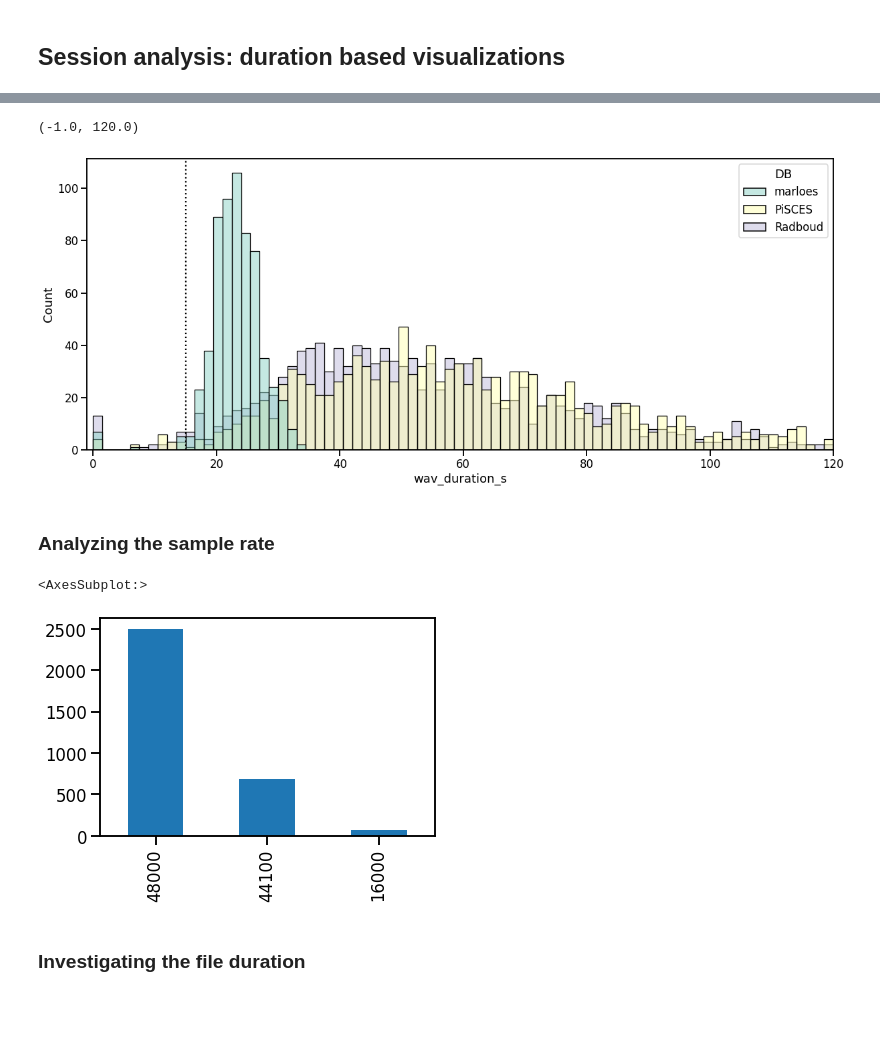
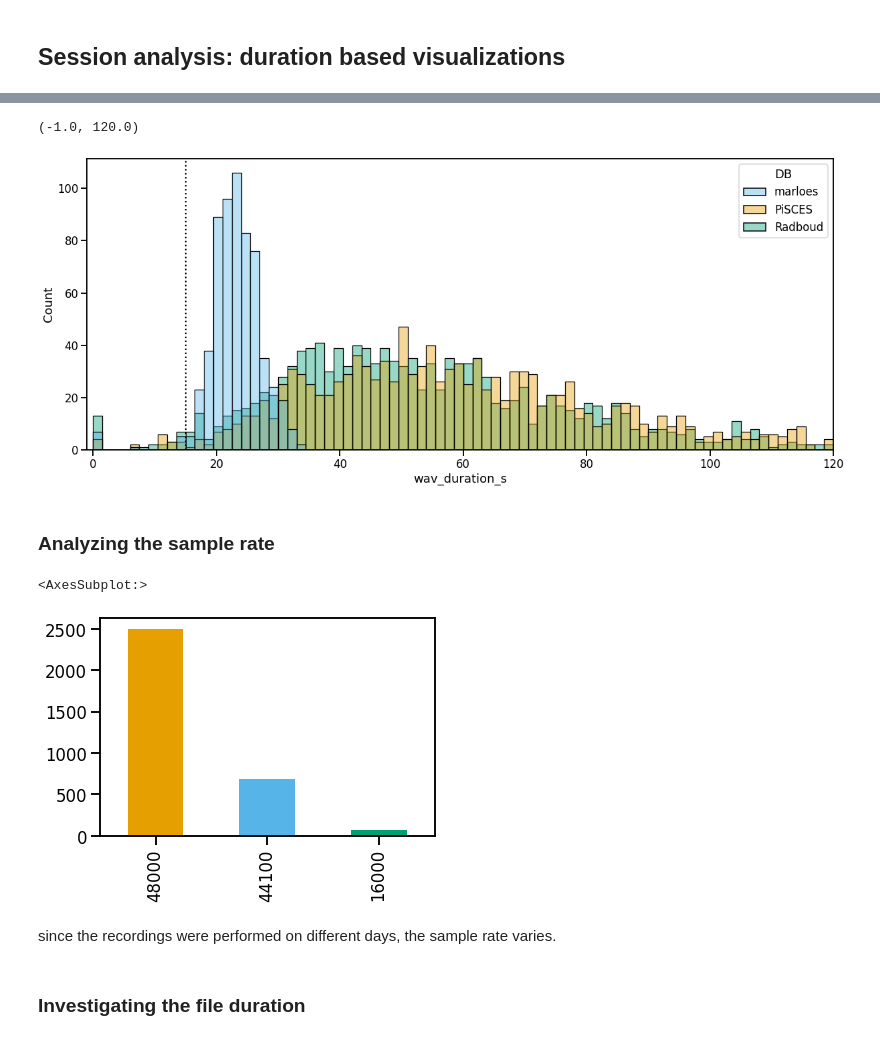
Before and after one commit to predict-idlab/gssp_analysis, a Jupyter notebook: notebooks/0.1_EDA.ipynb, the cells around one changed output, grey strips where cells are left out. Cells and saved outputs as stored; diff of their text form; code cells hidden in the pictures; blank space fills up the shorter version.

```diff
--- a/notebooks/0.1_EDA.ipynb
+++ b/notebooks/0.1_EDA.ipynb
@@ -450,12 +461,15 @@ dtype: int64
 # %%
+# A histogram of the recording durations (without checking for voicing)
 fig, ax = plt.subplots(figsize=(20, 8))
 sns.set_context("talk")
 sns.histplot(
     data=df_session_tot,
     hue="DB",
     x="wav_duration_s",
-    palette="Set3",
+    palette=color_palette[1:2] + color_palette[:1] + color_palette[2:3],
+    # palette='Set3',
     ax=ax,
+    alpha=0.4,
     bins=80,
     binrange=[0, 120],
 )
@@ -464,14 +478,16 @@ ax.axvline(x=15, ls=":", c="black")
 ax.set_xlim(-1, 120)
 # %% [output]
 (-1.0, 120.0)
-[figure, old version]
+[figure, new version]
 # %% [markdown]
 ### Analyzing the sample rate
 # %%
-df_session_tot.wav_sample_rate.value_counts().plot.bar()
+df_session_tot.wav_sample_rate.value_counts().plot.bar(color=color_palette)
 # %% [output]
 <AxesSubplot:>
-[figure, old version]
+[figure, new version]
+# %% [markdown]
+since the recordings were performed on different days, the sample rate varies.
 # %% [markdown]
 ### Investigating the file duration
 # %%
```
Also changed, not shown: parts of 12 cells of this notebook, 1 other file.
